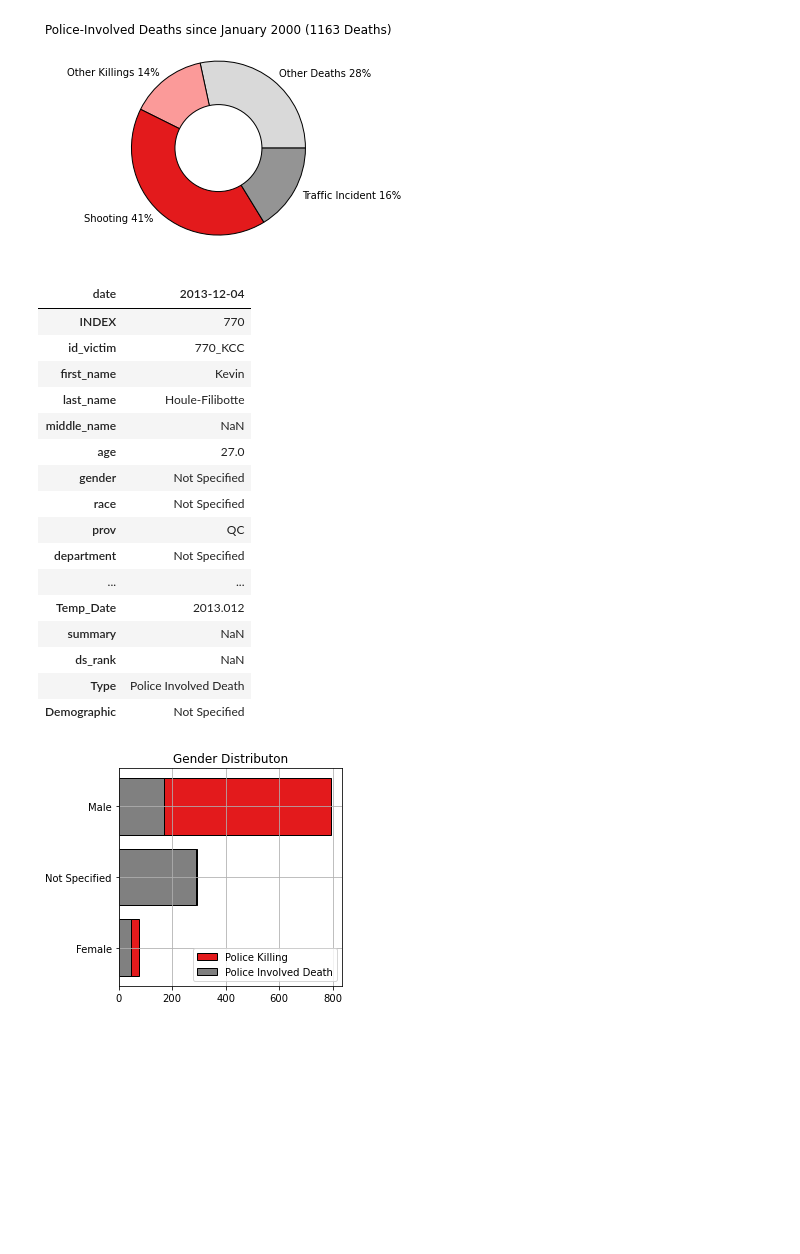
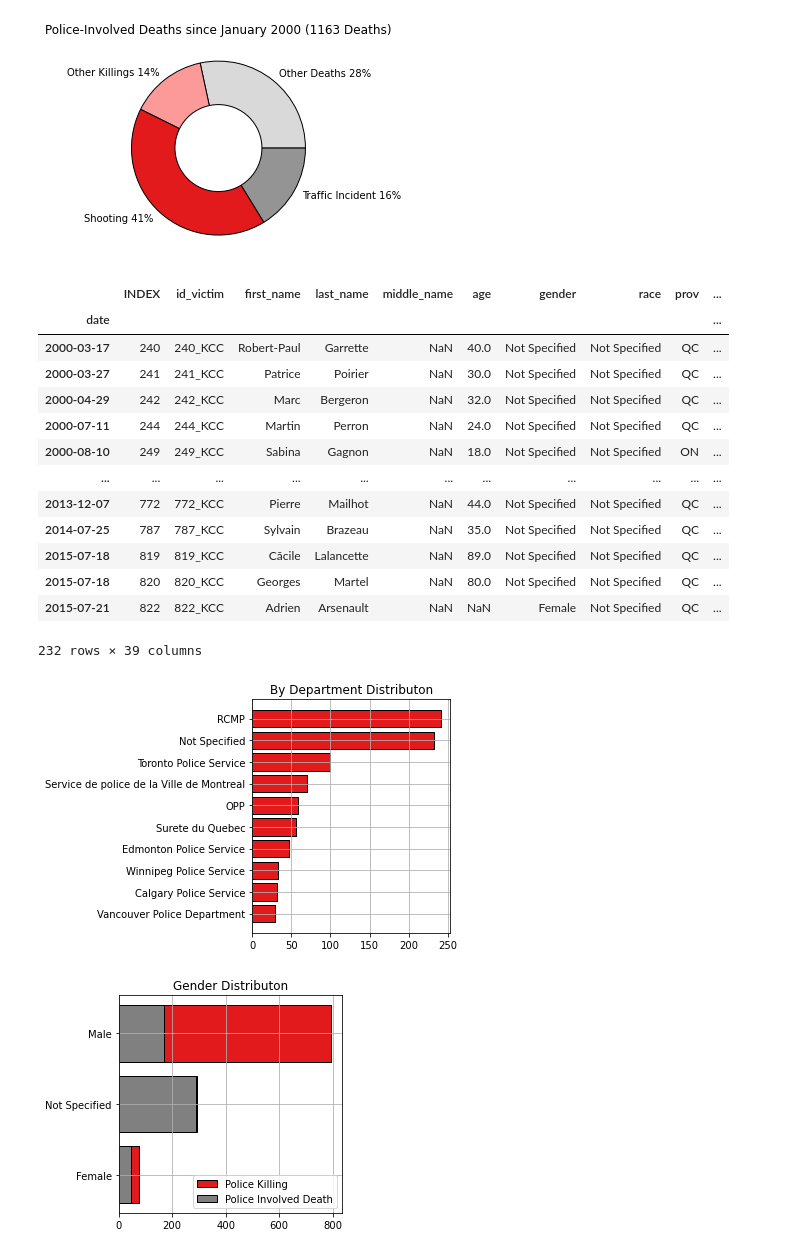
Before and after one commit to Police-Involved-Deaths-CA/Data, a Jupyter notebook: Data_Overview.ipynb, the cells around one changed output. Cells and saved outputs as stored; diff of their text form; code cells hidden in the pictures; blank space fills up the shorter version.

```diff
--- a/Data_Overview.ipynb
+++ b/Data_Overview.ipynb
@@ -549,36 +549,34 @@ Traffic Incident    189
 Name: INDEX, dtype: int64>
 [figure]
 # %%
-# PID.groupby('first_name').count()['INDEX']
-# B = Final_Data.groupby('department').count()['INDEX'].sort_values()[-10:]
+PID.groupby('first_name').count()['INDEX']
+B = Final_Data.groupby('department').count()['INDEX'].sort_values()[-10:]
 
-# fig,ax=plt.subplots()
-# ax.barh(B.index,B,color='#e31a1c',edgecolor='k')
-# ax.grid()
-# ax.set_title('By Department Distributon')
-# plt.tight_layout()
+fig,ax=plt.subplots()
+ax.barh(B.index,B,color='#e31a1c',edgecolor='k')
+ax.grid()
+ax.set_title('By Department Distributon')
+plt.tight_layout()
 
-# plt.savefig('docs/images/Departments.png',dpi=400)
+plt.savefig('docs/images/Departments.png',dpi=400)
 
-Final_Data.loc[Final_Data['department']=='Not Specified'][-6:-5].T#,'prov'].unique())
+Final_Data.loc[Final_Data['department']=='Not Specified']#[-6:-5].T#,'prov'].unique())
 # %% [output]
-| date | 2013-12-04 |
-| INDEX | 770 |
-| id_victim | 770_KCC |
-| first_name | Kevin |
-| last_name | Houle-Filibotte |
-| middle_name | NaN |
-| age | 27.0 |
-| gender | Not Specified |
-| race | Not Specified |
-| prov | QC |
-| department | Not Specified |
-| ... | ... |
-| Temp_Date | 2013.012 |
-| summary | NaN |
-| ds_rank | NaN |
-| Type | Police Involved Death |
-| Demographic | Not Specified |
+|  | INDEX | id_victim | first_name | last_name | middle_name | age | gender | race | prov | ... |
+| date |  |  |  |  |  |  |  |  |  | ... |
+| 2000-03-17 | 240 | 240_KCC | Robert-Paul | Garrette | NaN | 40.0 | Not Specified | Not Specified | QC | ... |
+| 2000-03-27 | 241 | 241_KCC | Patrice | Poirier | NaN | 30.0 | Not Specified | Not Specified | QC | ... |
+| 2000-04-29 | 242 | 242_KCC | Marc | Bergeron | NaN | 32.0 | Not Specified | Not Specified | QC | ... |
+| 2000-07-11 | 244 | 244_KCC | Martin | Perron | NaN | 24.0 | Not Specified | Not Specified | QC | ... |
+| 2000-08-10 | 249 | 249_KCC | Sabina | Gagnon | NaN | 18.0 | Not Specified | Not Specified | ON | ... |
+| ... | ... | ... | ... | ... | ... | ... | ... | ... | ... | ... |
+| 2013-12-07 | 772 | 772_KCC | Pierre | Mailhot | NaN | 44.0 | Not Specified | Not Specified | QC | ... |
+| 2014-07-25 | 787 | 787_KCC | Sylvain | Brazeau | NaN | 35.0 | Not Specified | Not Specified | QC | ... |
+| 2015-07-18 | 819 | 819_KCC | Cãcile | Lalancette | NaN | 89.0 | Not Specified | Not Specified | QC | ... |
+| 2015-07-18 | 820 | 820_KCC | Georges | Martel | NaN | 80.0 | Not Specified | Not Specified | QC | ... |
+| 2015-07-21 | 822 | 822_KCC | Adrien | Arsenault | NaN | NaN | Female | Not Specified | QC | ... |
+232 rows × 39 columns
+[figure, added]
 # %%
 # print(Final_Data['Type'])
 # %%
```
Also changed, not shown: parts of 5 cells of this notebook, 1 other file.
